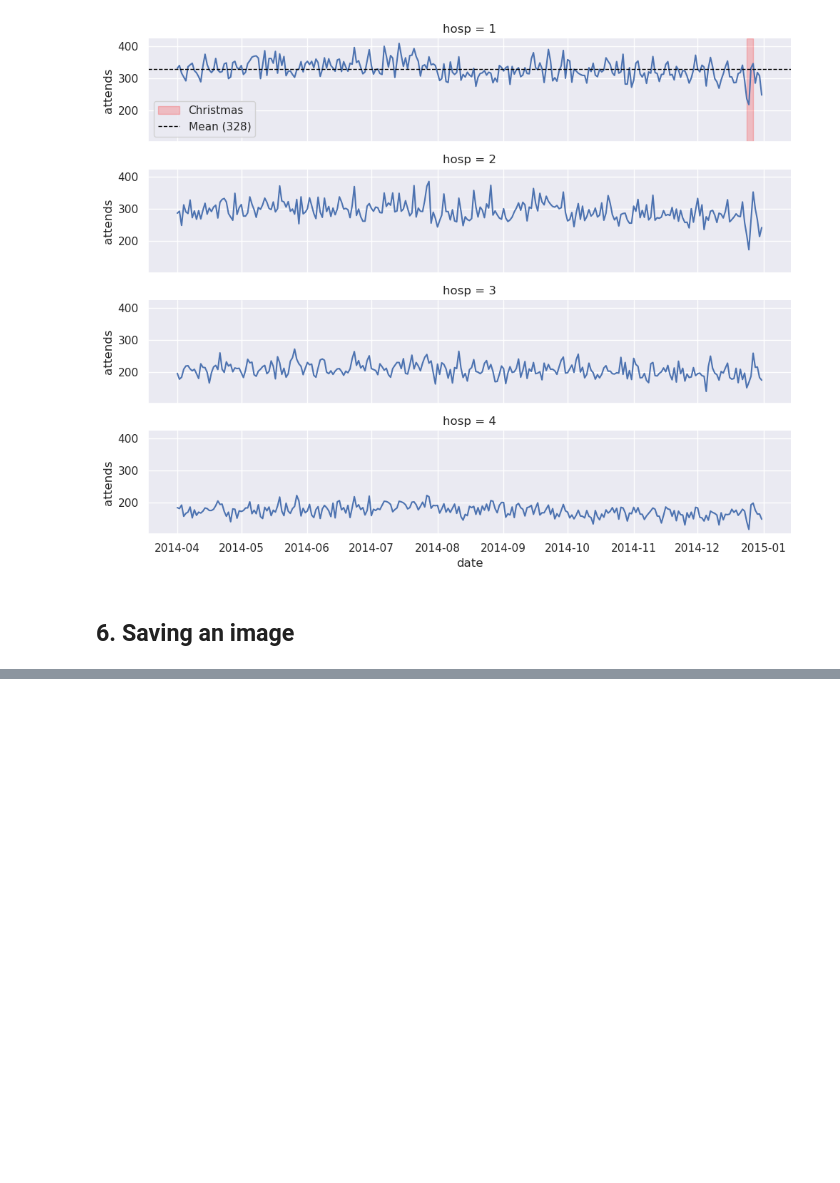
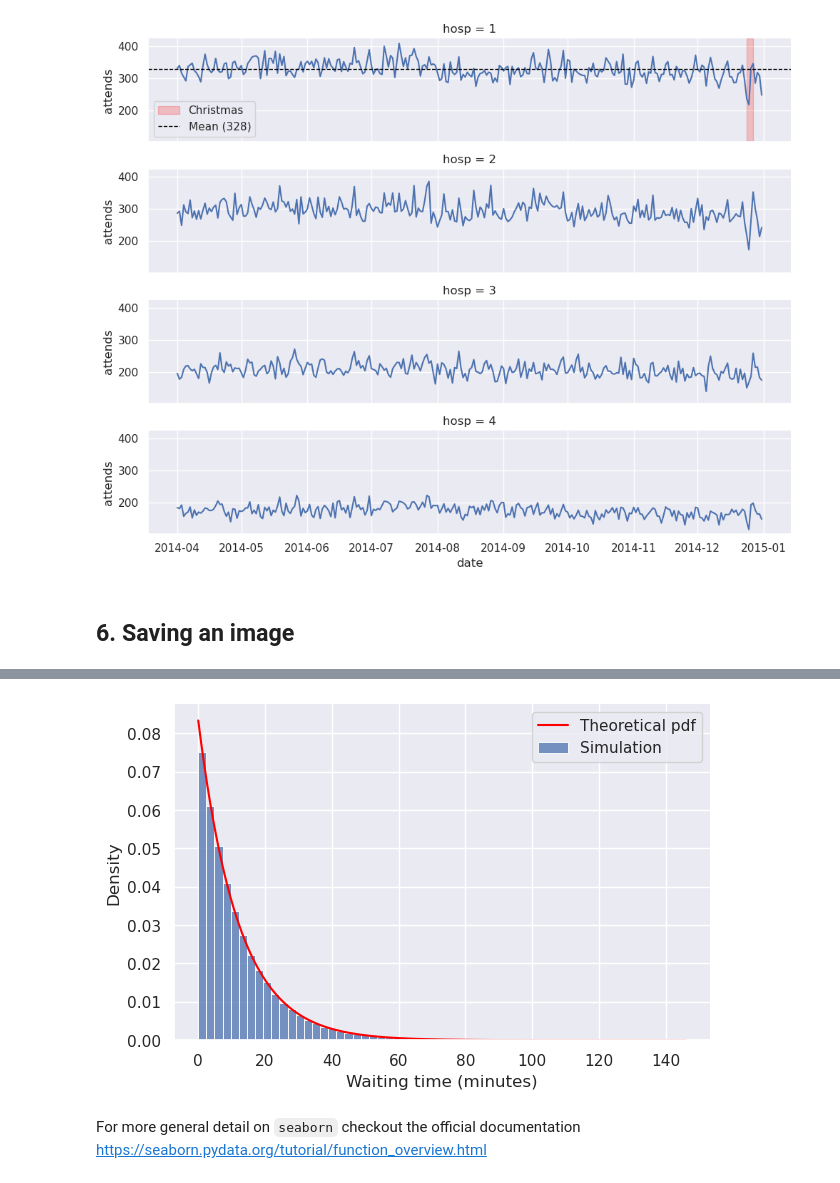
Before and after one commit to health-data-science-OR/hpdm171, a Jupyter notebook: week_09/09_seaborn.ipynb, the cells around one changed output, grey strips where cells are left out. Cells and saved outputs as stored; diff of their text form; code cells hidden in the pictures; blank space fills up the shorter version.

```diff
--- a/week_09/09_seaborn.ipynb
+++ b/week_09/09_seaborn.ipynb
@@ -348,0 +374,35 @@ g.savefig("attendances.png", dpi=300, bbox_inches="tight")
+# %%
+def exponential_pdf(x, scale):
+    """Theoretical exponential probability density:
+    (1/scale) * exp(-x/scale)."""
+    return np.exp(-x / scale) / scale
+# %%
+SCALE = 12   # mean waiting time (minutes)
+
+# 1. simulation
+rng = np.random.default_rng(42)
+samples = rng.exponential(scale=SCALE, size=100_000)
+
+# 2. get theoretical
+x_values = np.linspace(0, samples.max(), 500)
+pdf_values = exponential_pdf(x_values, SCALE)
+
+# 3. histogram of samples
+g = sns.displot(
+    x=samples,
+    kind='hist',
+    stat="density",
+    bins=60,
+    height=4,
+    aspect=1.6,
+    label="Simulation",
+)
+
+# 4. add theorectical curve via matplotlib axis object
+_ = g.ax.plot(x_values, pdf_values, color="red", label="Theoretical pdf")
+_ = g.ax.legend()
+_ = g.set_axis_labels("Waiting time (minutes)", "Density")
+# %% [output]
+[figure, added]
+# %% [markdown]
+For more general detail on `seaborn` checkout the official documentation https://seaborn.pydata.org/tutorial/function_overview.html
```
Also changed, not shown: parts of 3 cells of this notebook.
